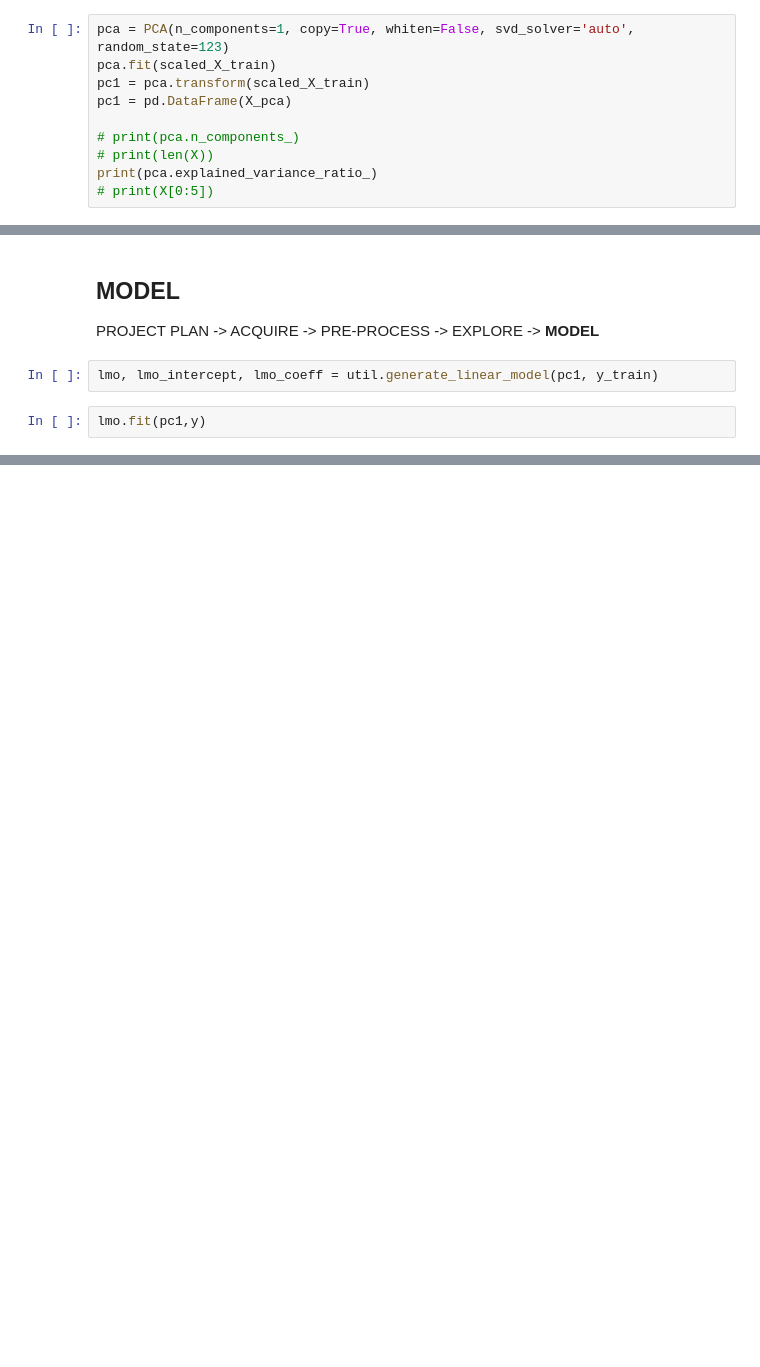
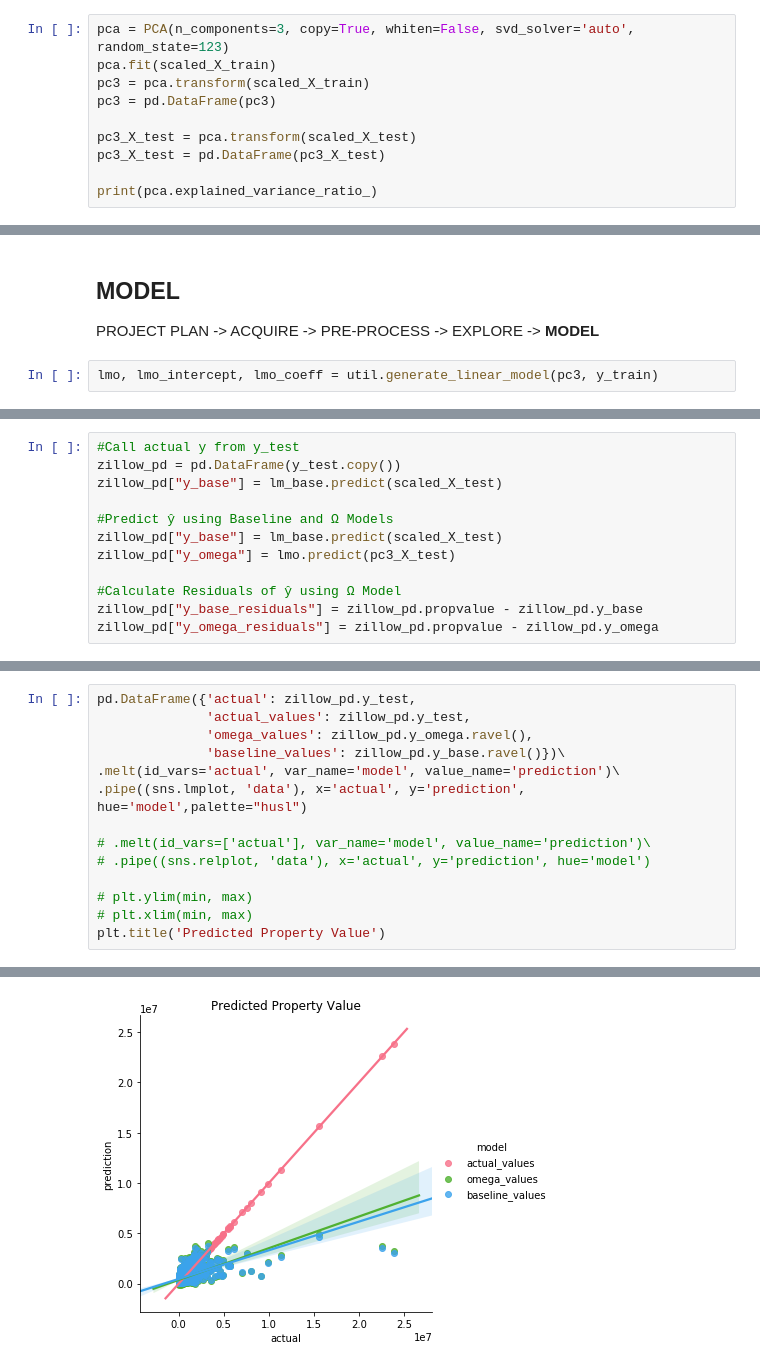
Before and after one commit to crisgiovanoni/zillow_project, a Jupyter notebook: Estimating Assessed Value of Properties - Zillow Dataset.ipynb, the cells around one changed output, grey strips where cells are left out. Drawn from its saved outputs; the diff is of its cells as text; blank space fills up the shorter version.

```diff
--- a/Estimating Assessed Value of Properties - Zillow Dataset.ipynb
+++ b/Estimating Assessed Value of Properties - Zillow Dataset.ipynb
@@ -264,12 +321,12 @@ To address this, PCA (Principal Component Analysis) will be used since PCA is de
 # %% [markdown]
 ### B. Feature Engineering
 # %%
-pca = PCA(n_components=1, copy=True, whiten=False, svd_solver='auto', random_state=123)
+pca = PCA(n_components=3, copy=True, whiten=False, svd_solver='auto', random_state=123)
 pca.fit(scaled_X_train)
-pc1 = pca.transform(scaled_X_train)
-pc1 = pd.DataFrame(X_pca)
+pc3 = pca.transform(scaled_X_train)
+pc3 = pd.DataFrame(pc3)
 
-# print(pca.n_components_)
-# print(len(X))
+pc3_X_test = pca.transform(scaled_X_test)
+pc3_X_test = pd.DataFrame(pc3_X_test)
+
 print(pca.explained_variance_ratio_)
-# print(X[0:5])
@@ -279,6 +348,4 @@ pc1.describe()
 ## MODEL
 PROJECT PLAN -> ACQUIRE -> PRE-PROCESS -> EXPLORE -> **MODEL**
 # %%
-lmo, lmo_intercept, lmo_coeff = util.generate_linear_model(pc1, y_train)
+lmo, lmo_intercept, lmo_coeff = util.generate_linear_model(pc3, y_train)
-# %%
-lmo.fit(pc1,y)
@@ -284,0 +377,12 @@ lmo.fit(pc1,y)
+# %%
+#Call actual y from y_test
+zillow_pd = pd.DataFrame(y_test.copy())
+zillow_pd["y_base"] = lm_base.predict(scaled_X_test)
+
+#Predict ŷ using Baseline and Ω Models
+zillow_pd["y_base"] = lm_base.predict(scaled_X_test)
+zillow_pd["y_omega"] = lmo.predict(pc3_X_test)
+
+#Calculate Residuals of ŷ using Ω Model
+zillow_pd["y_base_residuals"] = zillow_pd.propvalue - zillow_pd.y_base
+zillow_pd["y_omega_residuals"] = zillow_pd.propvalue - zillow_pd.y_omega
@@ -284,0 +441,15 @@ lmo.fit(pc1,y)
+# %%
+pd.DataFrame({'actual': zillow_pd.y_test,
+              'actual_values': zillow_pd.y_test,
+              'omega_values': zillow_pd.y_omega.ravel(),
+              'baseline_values': zillow_pd.y_base.ravel()})\
+.melt(id_vars='actual', var_name='model', value_name='prediction')\
+.pipe((sns.lmplot, 'data'), x='actual', y='prediction', hue='model',palette="husl")
+
+# .melt(id_vars=['actual'], var_name='model', value_name='prediction')\
+# .pipe((sns.relplot, 'data'), x='actual', y='prediction', hue='model')
+
+# plt.ylim(min, max)
+# plt.xlim(min, max)
+plt.title('Predicted Property Value')
+# %% [output]
@@ -284,0 +457 @@ lmo.fit(pc1,y)
+[figure, added]
```
Also changed, not shown: parts of 31 cells of this notebook, 2 other files.
